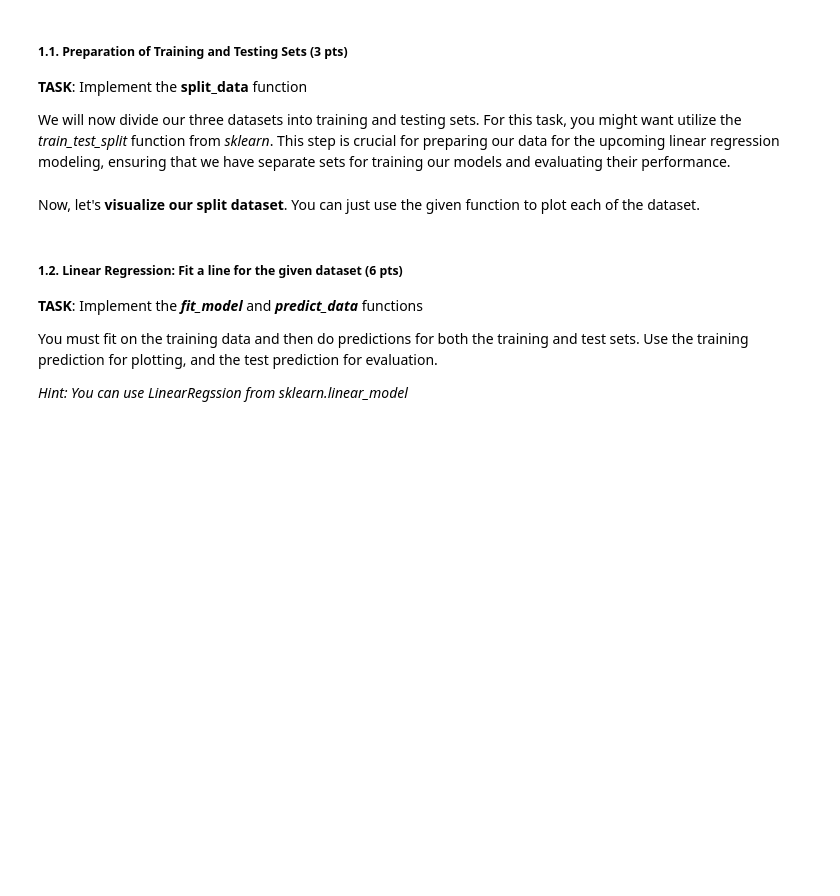
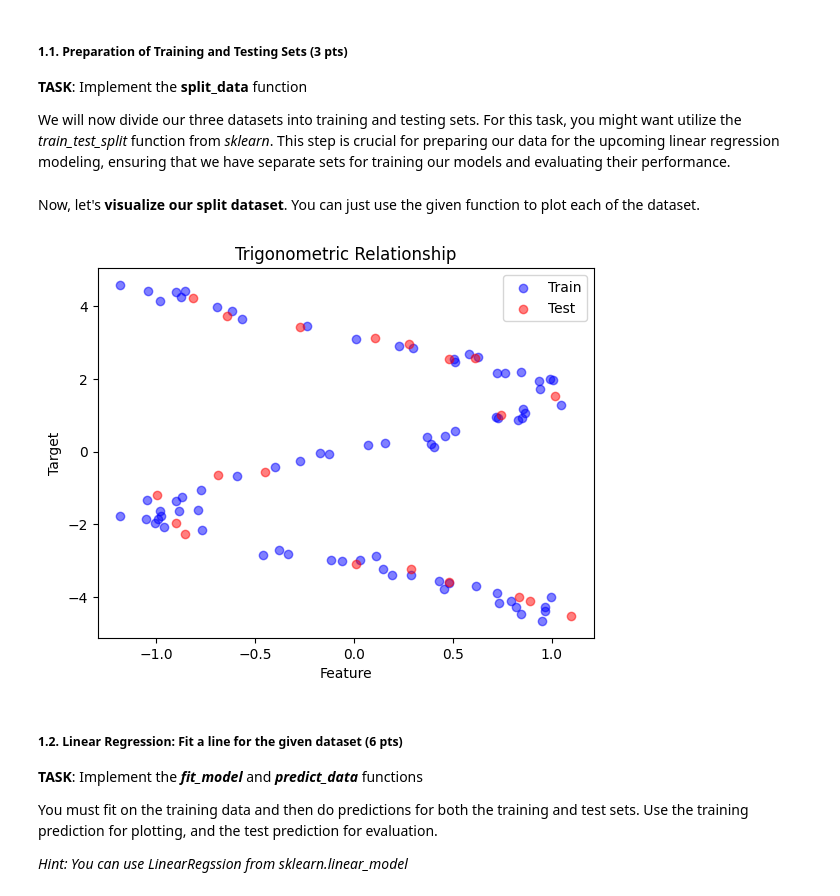
Before and after one commit to cooldeath49/CMSC320, a Jupyter notebook: hw5/HW5.ipynb, the cells around one changed output. Drawn from its saved outputs; the diff is of its cells as text; code cells hidden in the pictures; blank space fills up the shorter version.

```diff
--- a/hw5/HW5.ipynb
+++ b/hw5/HW5.ipynb
@@ -84,7 +84,7 @@ np.random.seed(random_state)
 test_size = 0.2
 
 def split_data(X, Y, test_size=test_size, random_state=random_state):
-    # YOUR CODE HERE (1-2 lines)
+    X_train, X_test, Y_train, Y_test = train_test_split(X, Y, test_size=test_size, random_state=random_state)
     return X_train, X_test, Y_train, Y_test
 
 # DO NOT MODIFY
@@ -96,31 +96,33 @@ X_tri_train, X_tri_test, Y_tri_train, Y_tri_test = split_data(X_tri, Y_tri)
 Now, let's **visualize our split dataset**. You can just use the given function to plot each of the dataset.
 # %%
 # Set the variable to select the model to plot
-selected_dataset = 'Linear'  # Choose between 'Linear', 'Convex', 'Trigonometric'
+selected_dataset = 'Trigonometric'  # Choose between 'Linear', 'Convex', 'Trigonometric'
 
 # DO NOT MODIFY
 def draw_scatter(X_train, Y_train, X_test, Y_test, title, xlabel='Feature', ylabel='Target'):
     plt.scatter(X_train, Y_train, color='blue', label='Train', alpha=0.5)
     plt.scatter(X_test, Y_test, color='red', label='Test', alpha=0.5)
     plt.title(title)
     plt.xlabel(xlabel)
     if ylabel:
         plt.ylabel(ylabel)
     plt.legend()
     plt.show()
 
 # Dictionary to store datasets
 datasets = {
     'Linear': (X_linear_train, Y_linear_train, X_linear_test, Y_linear_test, 'Linear Relationship'),
     'Convex': (X_convex_train, Y_convex_train, X_convex_test, Y_convex_test, 'Convex Relationship'),
     'Trigonometric': (X_tri_train, Y_tri_train, X_tri_test, Y_tri_test, 'Trigonometric Relationship')
 }
 
 # Extract selected dataset
 X_train, Y_train, X_test, Y_test, title = datasets[selected_dataset]
 
 # Plot the selected dataset
 draw_scatter(X_train, Y_train, X_test, Y_test, title)
+# %% [output]
+[figure, added]
 # %% [markdown]
 ##### 1.2. Linear Regression: Fit a line for the given dataset (6 pts)
 
```
Also changed, not shown: parts of 1 cell of this notebook.
